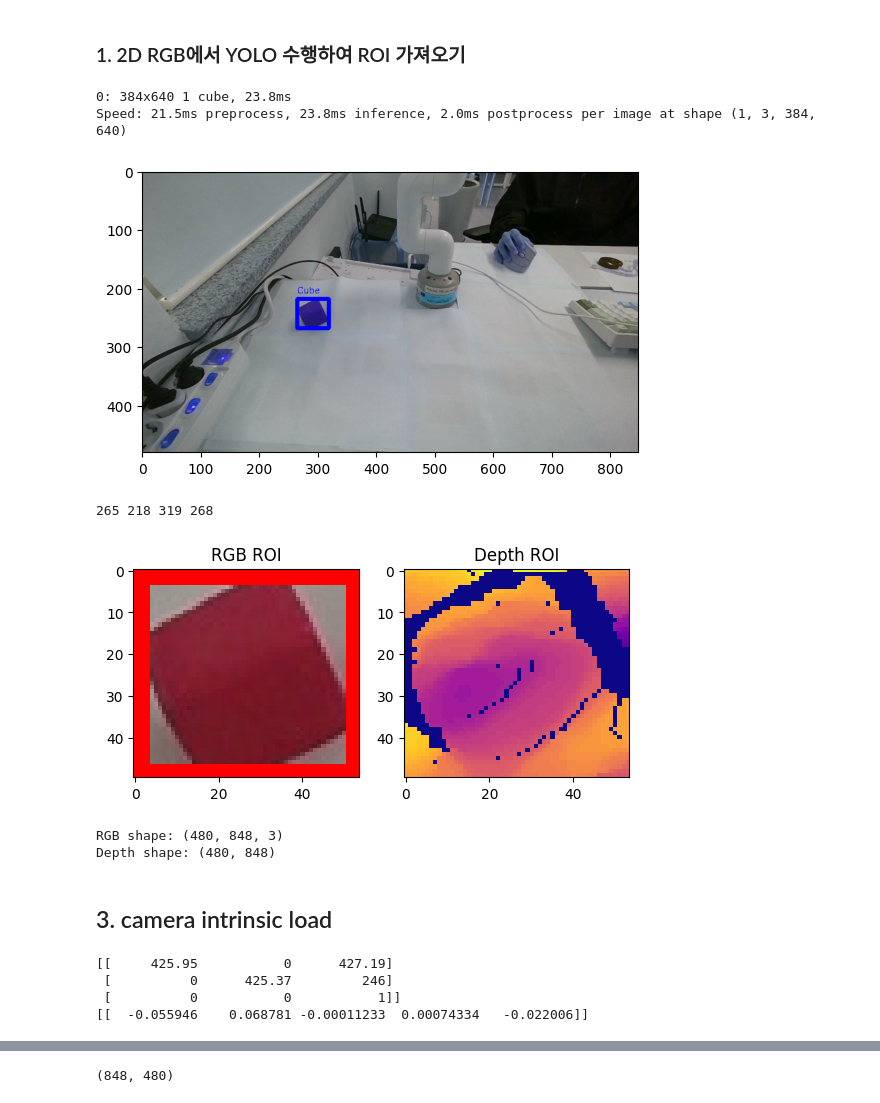
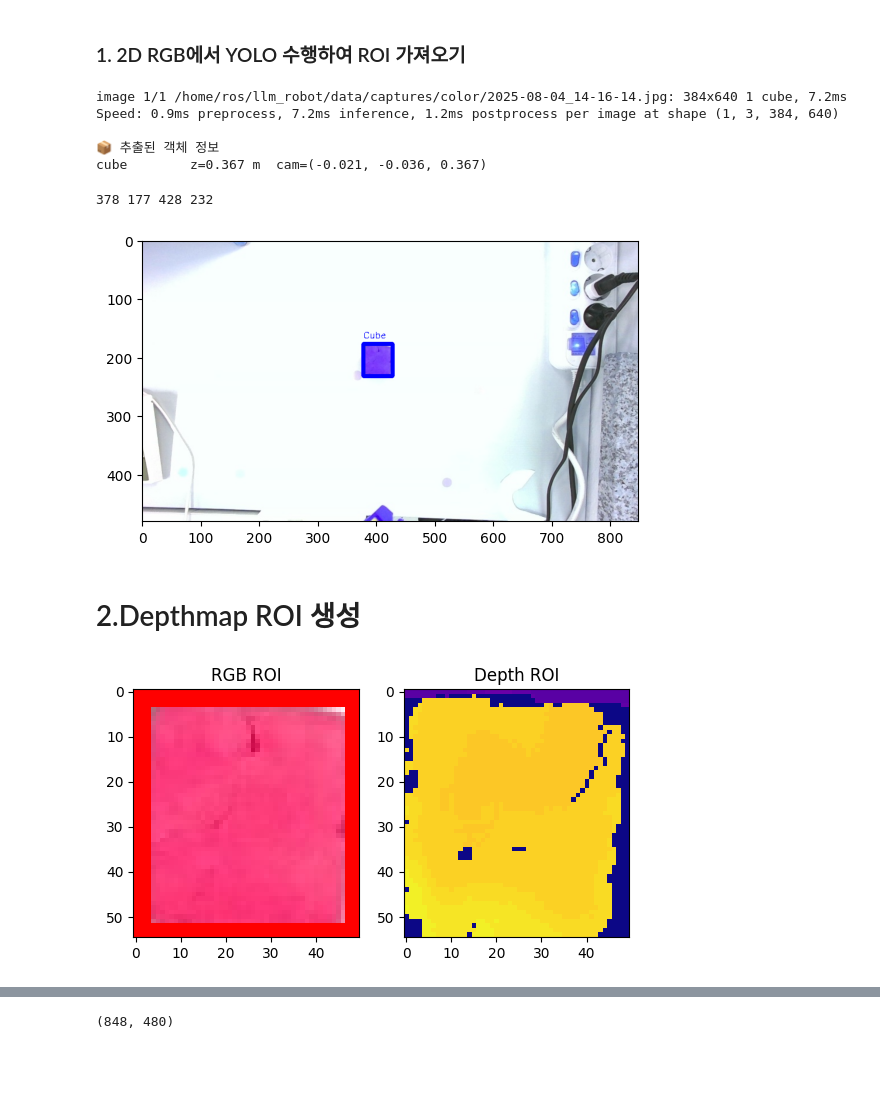
Before and after one commit to berrymix13/vision-manipulator, a Jupyter notebook: notebooks/surface_normal.ipynb, the cells around one changed output, grey strips where cells are left out. Saved outputs shown, nothing was run; the diff lists cells and outputs as text; code cells hidden in the pictures; blank space fills up the shorter version.

```diff
--- a/notebooks/surface_normal.ipynb
+++ b/notebooks/surface_normal.ipynb
@@ -95,12 +60,0 @@ model = YOLO(MODEL_DIR)
-# %%
-color_path, depth_path = capture_d455_images()
-
-# color_path = "/home/ros/llm_robot/data/captures/2025-07-21_21-09-27_color.jpg"
-# depth_path = "/home/ros/llm_robot/data/captures/2025-07-21_21-09-27_depth.npy"
-
-img = cv2.imread(color_path)
-
-result = model(img)
-# %% [output]
-0: 384x640 1 cube, 23.8ms
-Speed: 21.5ms preprocess, 23.8ms inference, 2.0ms postprocess per image at shape (1, 3, 384, 640)
@@ -109,64 +61,48 @@ result[0].show()
+# %%
+img = cv2.imread(c_path)
+
+camera_matrix, dist_coeffs = load_intrinsics(intr_path)
+result = detect_objects(c_path, d_path, ["cube"], camera_matrix, dist_coeffs, MODEL_DIR)
+# %% [output]
+image 1/1 /home/ros/llm_robot/data/captures/color/2025-08-04_14-16-14.jpg: 384x640 1 cube, 7.2ms
+Speed: 0.9ms preprocess, 7.2ms inference, 1.2ms postprocess per image at shape (1, 3, 384, 640)
+
+📦 추출된 객체 정보
+cube        z=0.367 m  cam=(-0.021, -0.036, 0.367)
 # %%
-# yolo 결과 이미지
-yolo_img = result[0]
-
 # bbox 추출 (yolo 수행 시 pytorch tensor 형식이 GPU 상에 올라가 있는 경우가 많기 때문에, cpu로 옮겨줌.)
-boxes = yolo_img.boxes[0].xyxy.cpu().numpy().astype(int)
+boxes = result[0]["bbox"]
+x1, y1, x2, y2 = boxes
+print(x1, y1, x2, y2)
+# %% [output]
+378 177 428 232
 # %%
-for i, (x1, y1, x2, y2) in enumerate(boxes):
-    cv2.rectangle(img, (x1, y1), (x2, y2), (0, 0, 255), 5)
-    cv2.putText(img, f'Cube', (x1, y1 - 10),
-                cv2.FONT_HERSHEY_SIMPLEX, 0.5, (0, 0, 255), 1)
+cv2.rectangle(img, (x1, y1), (x2, y2), (0, 0, 255), 5)
+cv2.putText(img, f'Cube', (x1, y1 - 10),
+cv2.FONT_HERSHEY_SIMPLEX, 0.5, (0, 0, 255), 1)
 
 plt.imshow(img);
 # %% [output]
-[figure, old version]
+[figure, new version]
-# %%
-x1, y1, x2, y2 = boxes[0]
-print(x1, y1, x2, y2)
-# %% [output]
-265 218 319 268
+# %% [markdown]
+# 2.Depthmap ROI 생성
 # %%
 # RGB와 Depth 둘 다 crop해서 시각화 비교
-depth = np.load(depth_path)
+depth = np.load(d_path)
 roi_rgb = img[y1:y2, x1:x2]
 roi_depth = depth[y1:y2, x1:x2]
 # roi_depth = np.nan_to_num(roi_depth, nan=0.0)
 
 plt.subplot(1, 2, 1)
 plt.imshow(cv2.cvtColor(roi_rgb, cv2.COLOR_BGR2RGB))
 plt.title("RGB ROI")
 
 plt.subplot(1, 2, 2)
 plt.imshow(roi_depth*1000,cmap="plasma")
 plt.title("Depth ROI")
 plt.show()
 # %% [output]
-[figure, old version]
+[figure, new version]
-# %%
-print("RGB shape:", img.shape)     # 예: (480, 640, 3)
-print("Depth shape:", depth.shape) # 예: (480, 640)
-# %% [output]
-RGB shape: (480, 848, 3)
-Depth shape: (480, 848)
-# %% [markdown]
-## 3. camera intrinsic load
-# %%
-# camera_intrinsic 불러오기
-INTR_DIR = MAIN_PATH + "data/Calibration/d455_intrinsics.yaml"
-
-fs = cv2.FileStorage(INTR_DIR, cv2.FILE_STORAGE_READ)
-camera_matrix = fs.getNode("camera_matrix").mat()
-dist_coeffs = fs.getNode("dist_coeffs").mat()       # RGB 왜곡 보정용
-fs.release()
-
-print(camera_matrix)
-print(dist_coeffs)
-# %% [output]
-[[     425.95           0      427.19]
- [          0      425.37         246]
- [          0           0           1]]
-[[  -0.055946    0.068781 -0.00011233  0.00074334   -0.022006]]
 # %%
 fx = camera_matrix[0][0]    # 수평 초점 거리
 fy = camera_matrix[1][1]    # 수직 초점 거리
```
Also changed, not shown: parts of 63 cells of this notebook.
